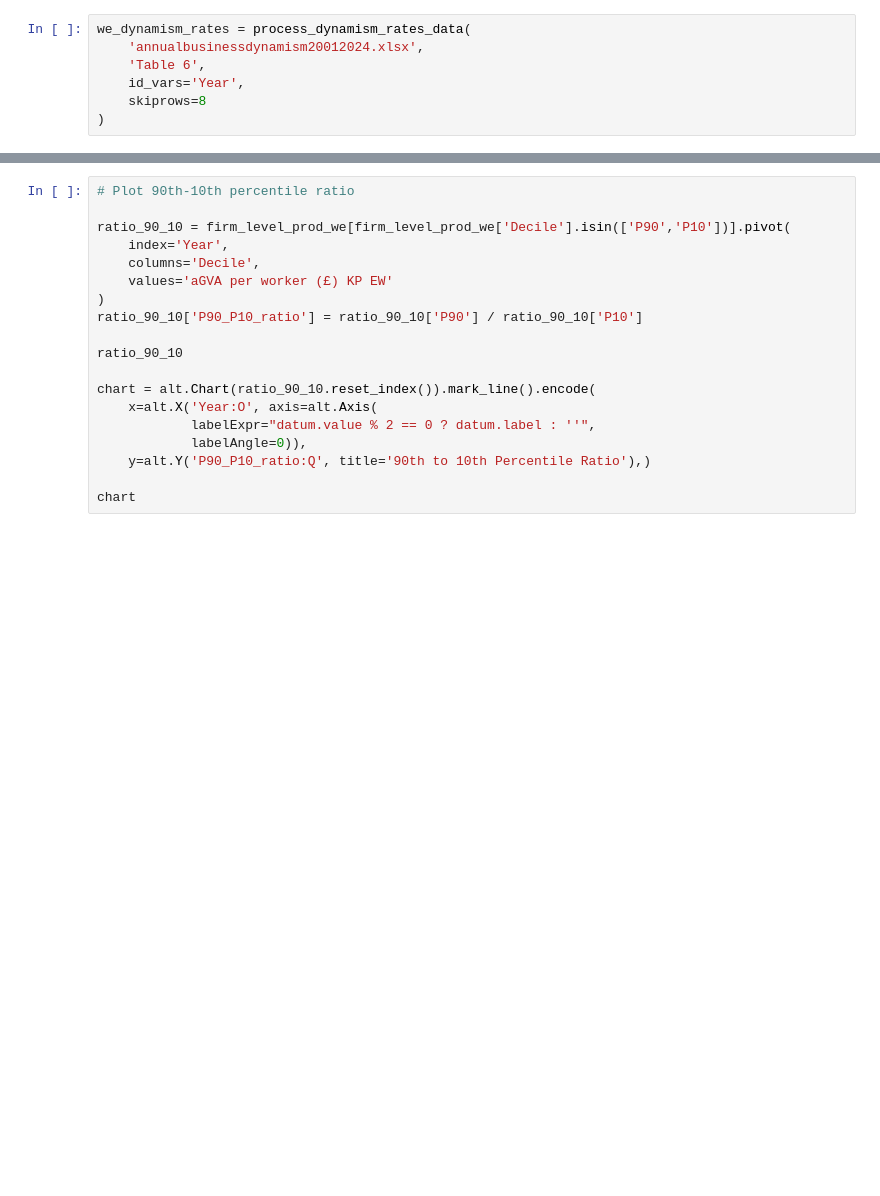
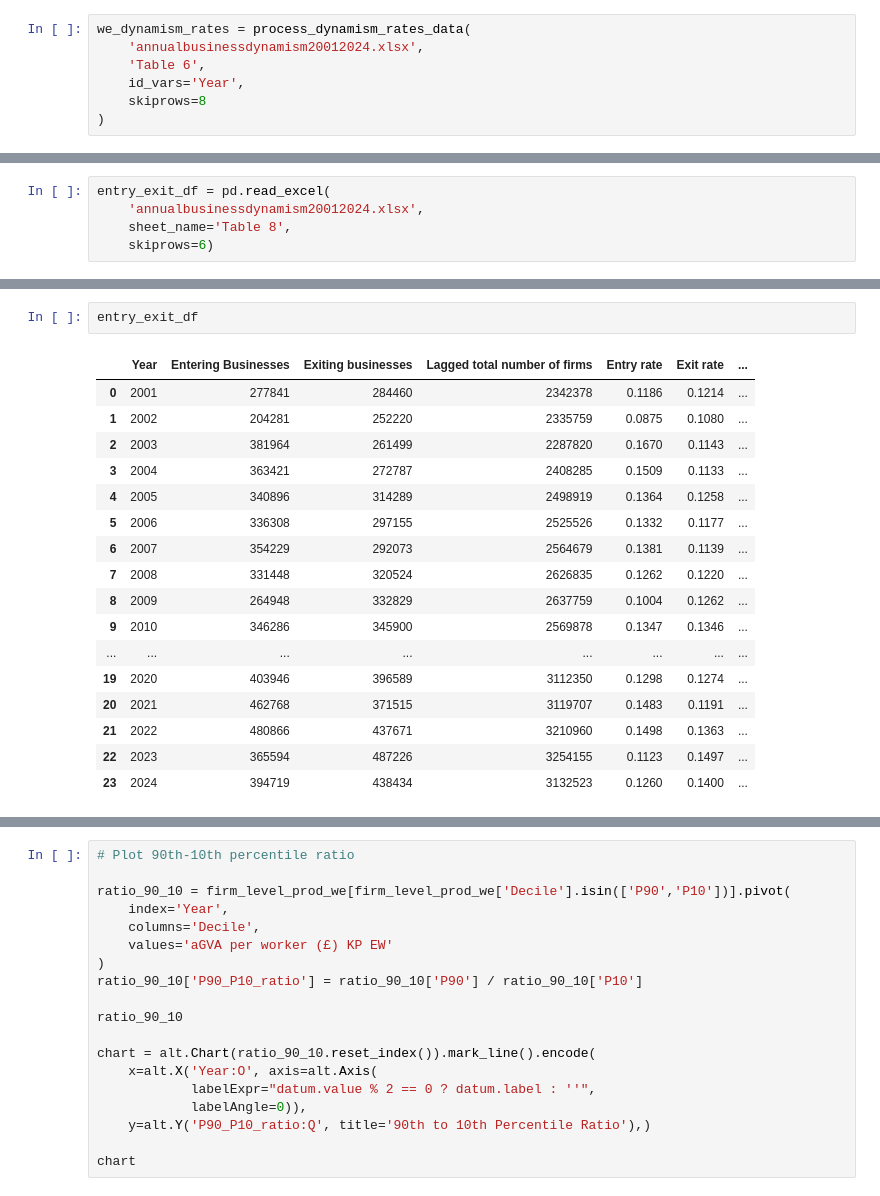
Before and after one commit to shepherdwill/shepherdwill.github.io, a Jupyter notebook: dynamism_productivity/ONS_2025/ONS_bullletin_dissemination.ipynb, the cells around one changed output, grey strips where cells are left out. Cells and saved outputs as stored; diff of their text form; blank space fills up the shorter version.

```diff
--- a/dynamism_productivity/ONS_2025/ONS_bullletin_dissemination.ipynb
+++ b/dynamism_productivity/ONS_2025/ONS_bullletin_dissemination.ipynb
@@ -342,0 +254,5 @@ chart
+# %%
+entry_exit_df = pd.read_excel(
+    'annualbusinessdynamism20012024.xlsx',
+    sheet_name='Table 8',
+    skiprows=6)
@@ -342,0 +371,20 @@ chart
+# %%
+entry_exit_df
+# %% [output]
+|  | Year | Entering Businesses | Exiting businesses | Lagged total number of firms | Entry rate | Exit rate | ... |
+| 0 | 2001 | 277841 | 284460 | 2342378 | 0.1186 | 0.1214 | ... |
+| 1 | 2002 | 204281 | 252220 | 2335759 | 0.0875 | 0.1080 | ... |
+| 2 | 2003 | 381964 | 261499 | 2287820 | 0.1670 | 0.1143 | ... |
+| 3 | 2004 | 363421 | 272787 | 2408285 | 0.1509 | 0.1133 | ... |
+| 4 | 2005 | 340896 | 314289 | 2498919 | 0.1364 | 0.1258 | ... |
+| 5 | 2006 | 336308 | 297155 | 2525526 | 0.1332 | 0.1177 | ... |
+| 6 | 2007 | 354229 | 292073 | 2564679 | 0.1381 | 0.1139 | ... |
+| 7 | 2008 | 331448 | 320524 | 2626835 | 0.1262 | 0.1220 | ... |
+| 8 | 2009 | 264948 | 332829 | 2637759 | 0.1004 | 0.1262 | ... |
+| 9 | 2010 | 346286 | 345900 | 2569878 | 0.1347 | 0.1346 | ... |
+| ... | ... | ... | ... | ... | ... | ... | ... |
+| 19 | 2020 | 403946 | 396589 | 3112350 | 0.1298 | 0.1274 | ... |
+| 20 | 2021 | 462768 | 371515 | 3119707 | 0.1483 | 0.1191 | ... |
+| 21 | 2022 | 480866 | 437671 | 3210960 | 0.1498 | 0.1363 | ... |
+| 22 | 2023 | 365594 | 487226 | 3254155 | 0.1123 | 0.1497 | ... |
+| 23 | 2024 | 394719 | 438434 | 3132523 | 0.1260 | 0.1400 | ... |
```
Also changed, not shown: parts of 18 cells of this notebook, 53 other files.
